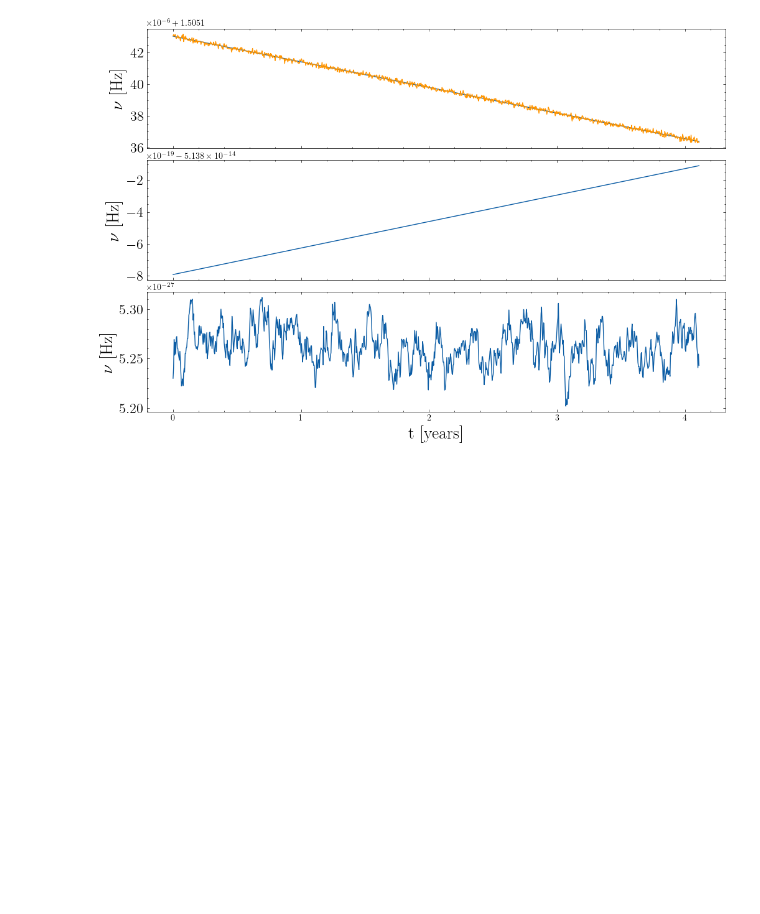
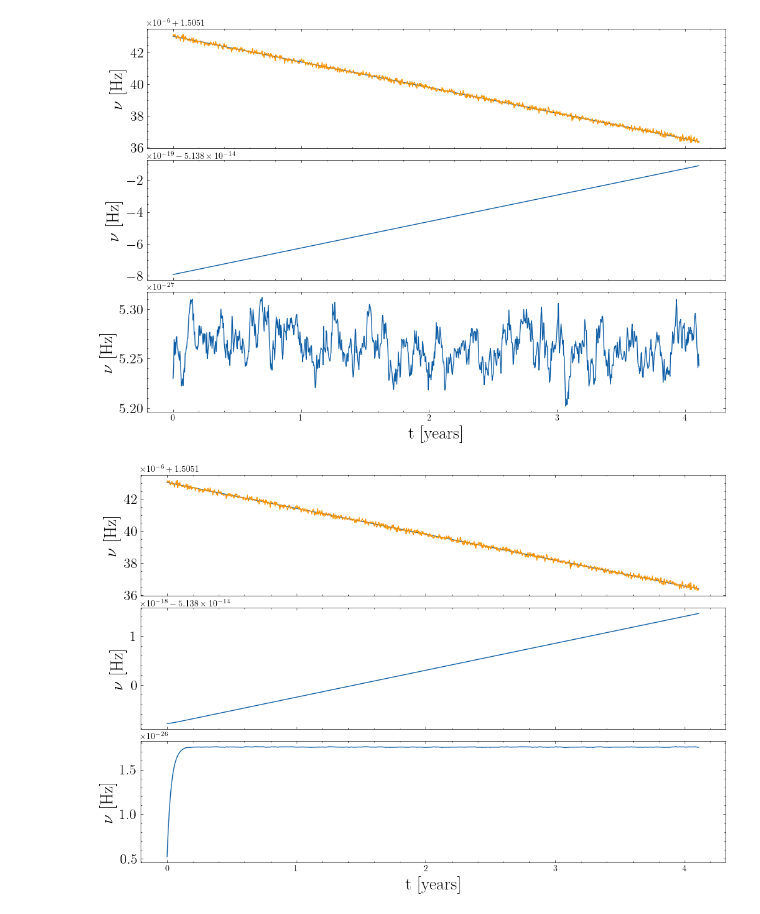
Before and after one commit to tomkimpson/KalmanBI, a Jupyter notebook: notebooks/Joe_demo.ipynb, the cells around one changed output. Drawn from its saved outputs; the diff is of its cells as text; code cells hidden in the pictures; blank space fills up the shorter version.

```diff
--- a/notebooks/Joe_demo.ipynb
+++ b/notebooks/Joe_demo.ipynb
@@ -76,3 +76,61 @@ plt.subplots_adjust(wspace=0.1, hspace=0.1)
 plt.show()
 # %% [output]
 [figure]
+# %%
+import numpy as np
+from DataGenerator import GetData
+#Define all parameters
+x0                             = [1.5051430406, -5.1380792001e-14, 5.23e-27]        #initial conditions of nu, nu dot, nu double dot for generating synthetic data
+γ                              = [1e-13, 3e-13, 1e-6]                                    #the gammas
+n                              = 10                                                     #pulsar braking index
+σp                             = 2.5e-32                                               #process noise sigma which acts on nu double dot
+σm                             = 1e-7                                                 #measurement noise sigma which acts on the state nu to give us our observations
+seed                           = 1234
+
+#Define the observation period
+NObs = 1000
+day = 86400
+num_days = 1.5e3
+t   = np.linspace(0,num_days*day,NObs) #Nobs observations over num_days
+
+#Generate some synthetic data
+states1,observations1 = GetData(t, x0, γ, n, σp, σm, seed)
+# %%
+import matplotlib.pyplot as plt
+import scienceplots # noqa: F401
+
+plt.style.use('science')
+
+tplot = t / (365*24*3600)
+
+h,w = 12,8
+rows = 3 #one for every state
+cols = 1
+fig, axes = plt.subplots(nrows=rows, ncols=cols, figsize=(h,w),sharex=True)
+
+#Plot the states
+for i,ax in enumerate(axes):
+    ax.plot(tplot,states1[:,i])
+
+
+#Also plot the measurement
+axes[0].plot(tplot,observations1,c='C2')
+
+
+fs=20
+axes[-1].set_xlabel('t [years]', fontsize=fs)
+
+axes[0].set_ylabel(r'$\nu$ [Hz]', fontsize=fs)
+axes[1].set_ylabel(r'$\nu$ [Hz]', fontsize=fs)
+axes[2].set_ylabel(r'$\nu$ [Hz]', fontsize=fs)
+
+
+for ax in axes:
+    ax.yaxis.set_tick_params(labelsize=fs-4)
+
+plt.subplots_adjust(wspace=0.1, hspace=0.1)
+
+
+plt.show()
+# %% [output]
+[figure, added]
```
Also changed, not shown: parts of 1 cell of this notebook, 2 other files.
